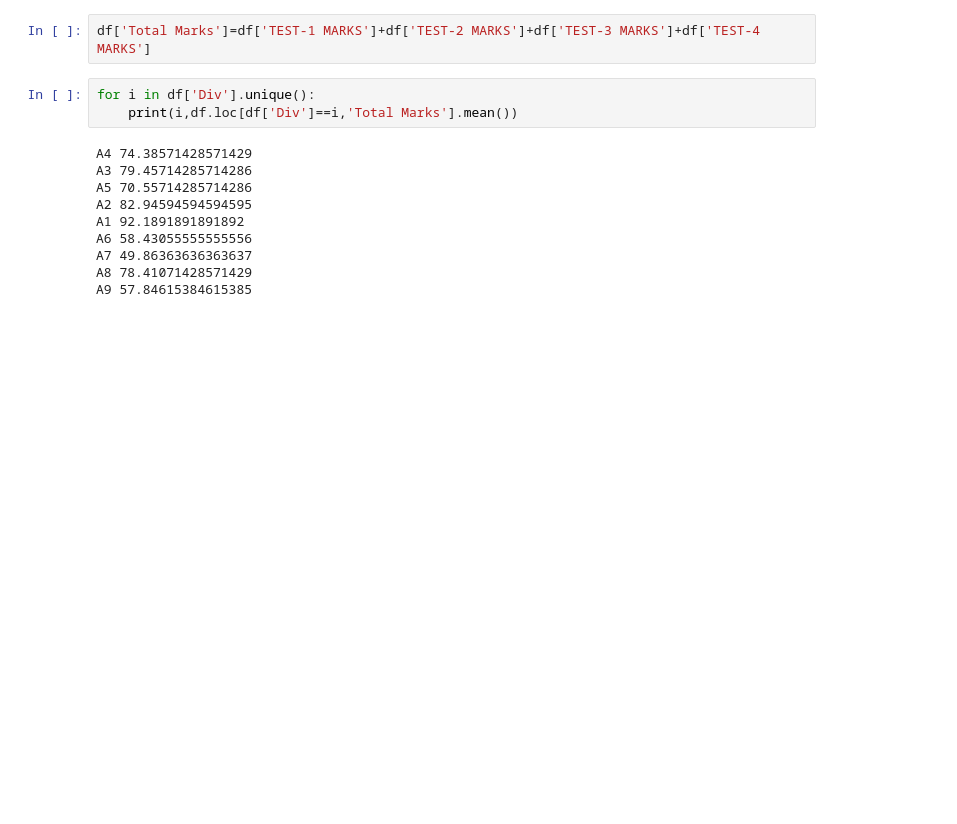
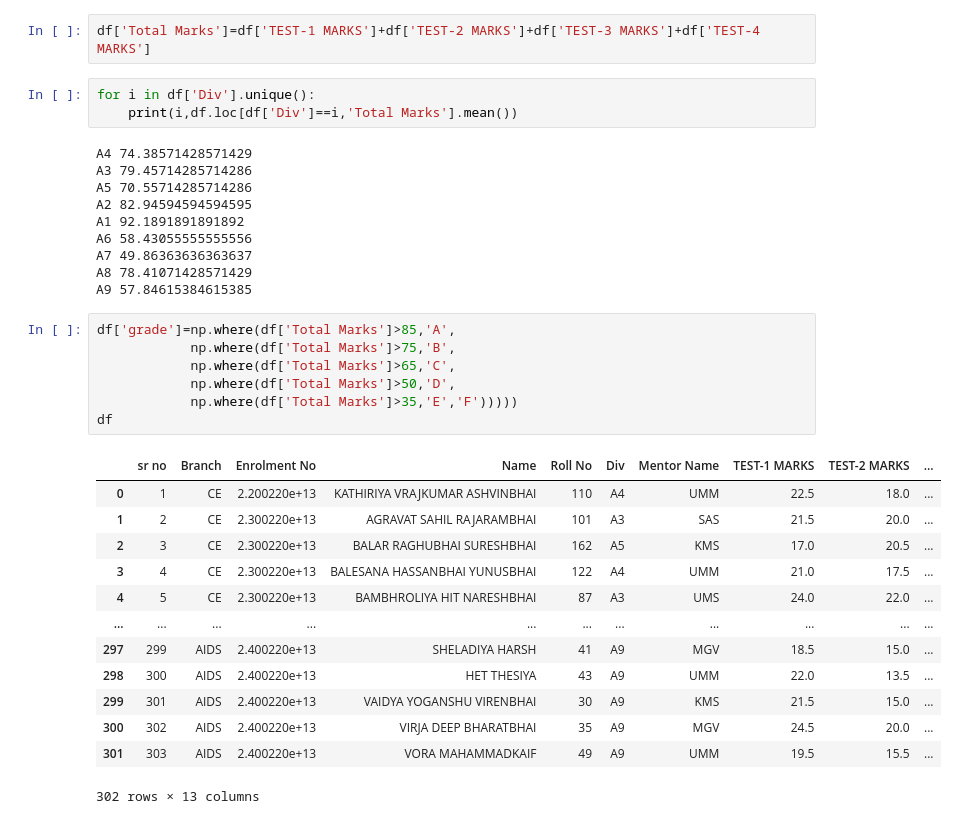
Before and after one commit to Ashutoshgt1/Python, a Jupyter notebook: Machine Learning/p-1.ipynb, the cells around one changed output. Drawn from its saved outputs; the diff is of its cells as text; blank space fills up the shorter version.

```diff
--- a/Machine Learning/p-1.ipynb
+++ b/Machine Learning/p-1.ipynb
@@ -203,3 +203,24 @@ A6 58.43055555555556
 A7 49.86363636363637
 A8 78.41071428571429
 A9 57.84615384615385
+# %%
+df['grade']=np.where(df['Total Marks']>85,'A',
+            np.where(df['Total Marks']>75,'B',
+            np.where(df['Total Marks']>65,'C',
+            np.where(df['Total Marks']>50,'D',
+            np.where(df['Total Marks']>35,'E','F')))))
+df
+# %% [output]
+|  | sr no | Branch | Enrolment No | Name | Roll No | Div | Mentor Name | TEST-1 MARKS | TEST-2 MARKS | ... |
+| 0 | 1 | CE | 2.200220e+13 | KATHIRIYA VRAJKUMAR ASHVINBHAI | 110 | A4 | UMM | 22.5 | 18.0 | ... |
+| 1 | 2 | CE | 2.300220e+13 | AGRAVAT SAHIL RAJARAMBHAI | 101 | A3 | SAS | 21.5 | 20.0 | ... |
+| 2 | 3 | CE | 2.300220e+13 | BALAR RAGHUBHAI SURESHBHAI | 162 | A5 | KMS | 17.0 | 20.5 | ... |
+| 3 | 4 | CE | 2.300220e+13 | BALESANA HASSANBHAI YUNUSBHAI | 122 | A4 | UMM | 21.0 | 17.5 | ... |
+| 4 | 5 | CE | 2.300220e+13 | BAMBHROLIYA HIT NARESHBHAI | 87 | A3 | UMS | 24.0 | 22.0 | ... |
+| ... | ... | ... | ... | ... | ... | ... | ... | ... | ... | ... |
+| 297 | 299 | AIDS | 2.400220e+13 | SHELADIYA HARSH | 41 | A9 | MGV | 18.5 | 15.0 | ... |
+| 298 | 300 | AIDS | 2.400220e+13 | HET THESIYA | 43 | A9 | UMM | 22.0 | 13.5 | ... |
+| 299 | 301 | AIDS | 2.400220e+13 | VAIDYA YOGANSHU VIRENBHAI | 30 | A9 | KMS | 21.5 | 15.0 | ... |
+| 300 | 302 | AIDS | 2.400220e+13 | VIRJA DEEP BHARATBHAI | 35 | A9 | MGV | 24.5 | 20.0 | ... |
+| 301 | 303 | AIDS | 2.400220e+13 | VORA MAHAMMADKAIF | 49 | A9 | UMM | 19.5 | 15.5 | ... |
+302 rows × 13 columns
```
Also changed, not shown: parts of 16 cells of this notebook, 2 other files.
